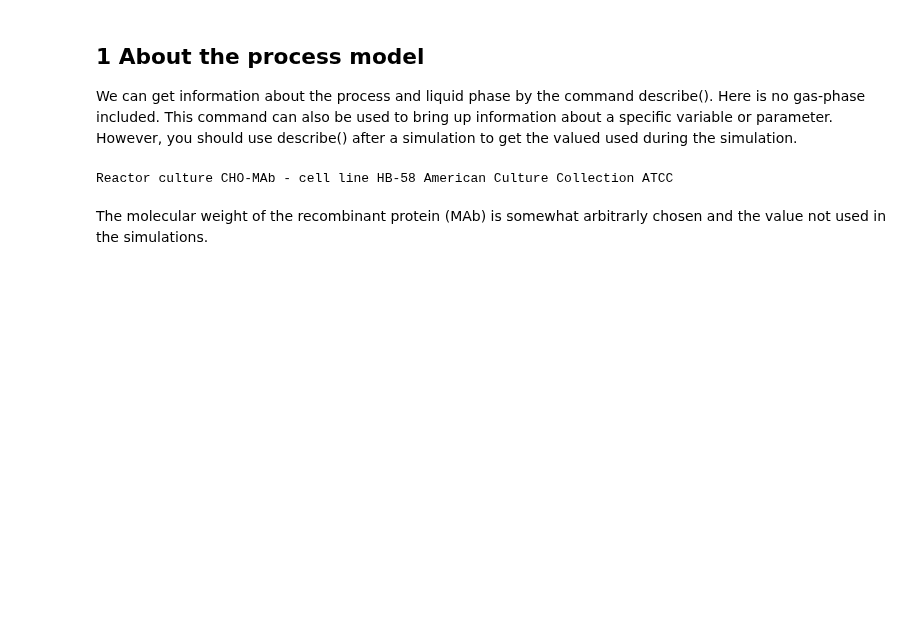
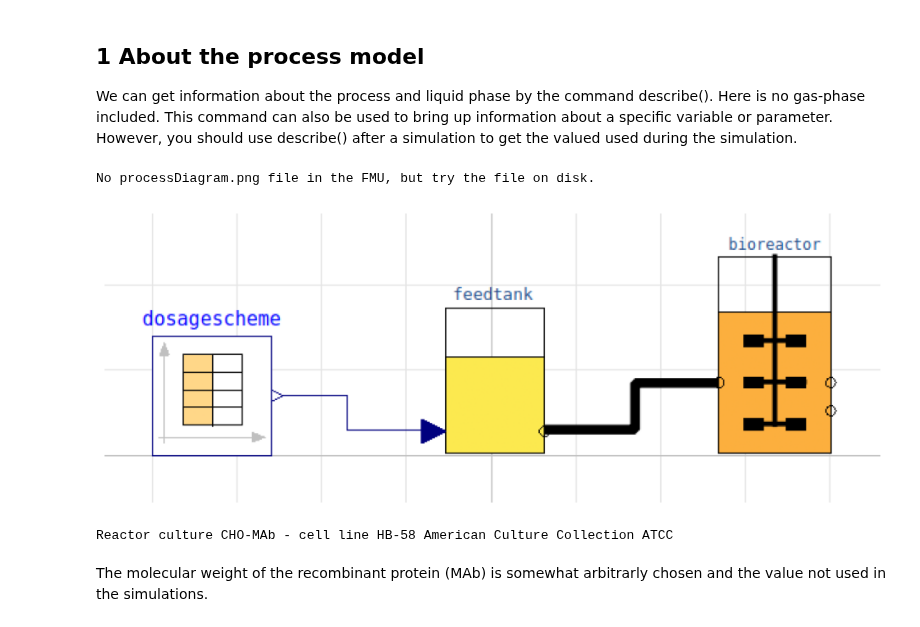
Before and after one commit to janpeter19/BPL_CHO_Fedbatch, a Jupyter notebook: BPL_CHO_Fedbatch_fmpy.ipynb, the cells around one changed output. Drawn from its saved outputs; the diff is of its cells as text; code cells hidden in the pictures; blank space fills up the shorter version.

Commit message:
Update around FMU-explore 0.9.8 and process diagram

```diff
--- a/BPL_CHO_Fedbatch_fmpy.ipynb
+++ b/BPL_CHO_Fedbatch_fmpy.ipynb
@@ -38,6 +39,11 @@ plt.rcParams['figure.figsize'] = [30/2.54, 24/2.54]
 ## 1 About the process model
 
 We can get information about the process and liquid phase by the command describe(). Here is no gas-phase included. This command can also be used to bring up information about a specific variable or parameter. However, you should use describe() after a simulation to get the valued used during the simulation.
+# %%
+process_diagram()
+# %% [output]
+No processDiagram.png file in the FMU, but try the file on disk.
+[figure, added]
 # %%
 describe('culture'); print(); #describe('liquidphase')
 # %% [output]
```
Also changed, not shown: parts of 2 cells of this notebook, 1 other file.
